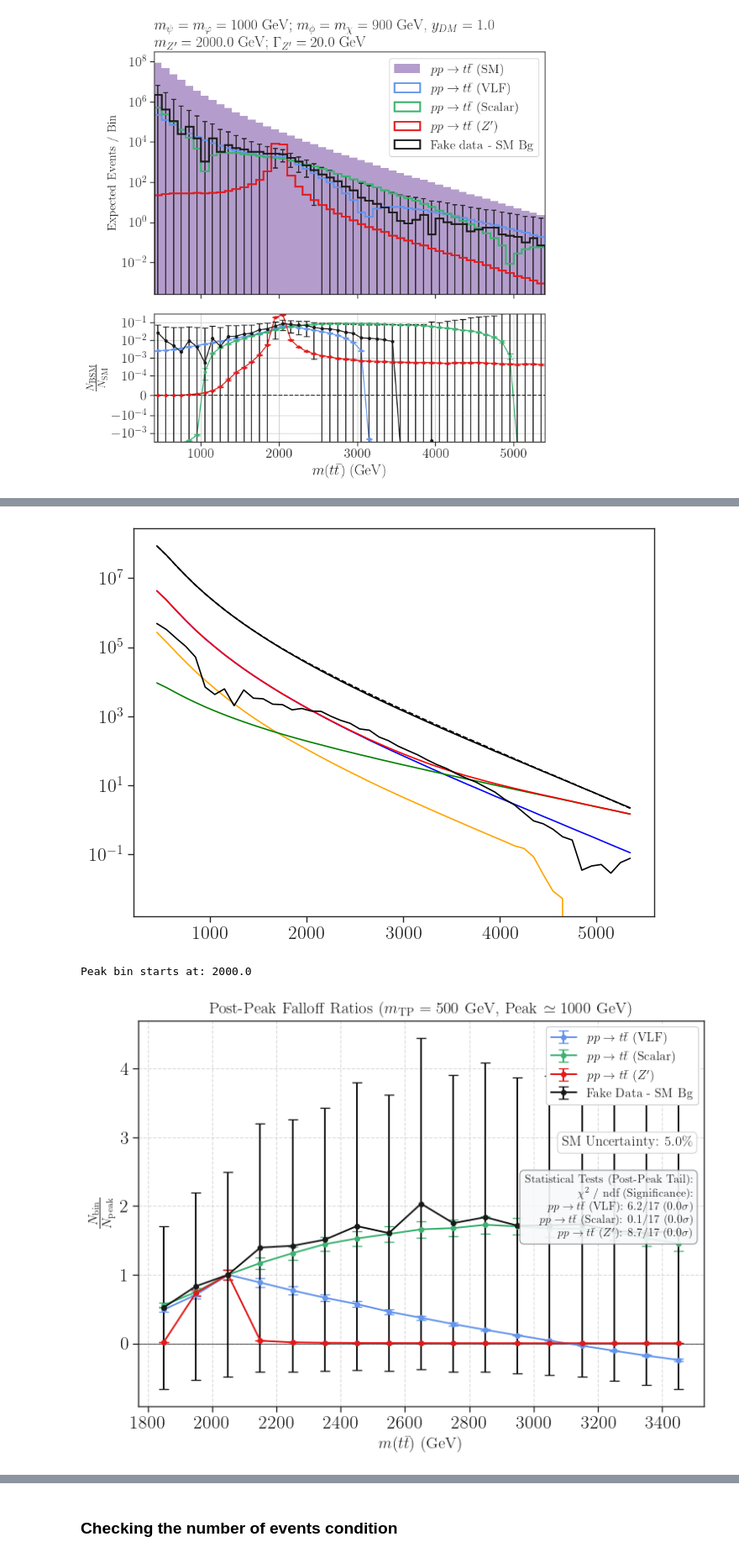
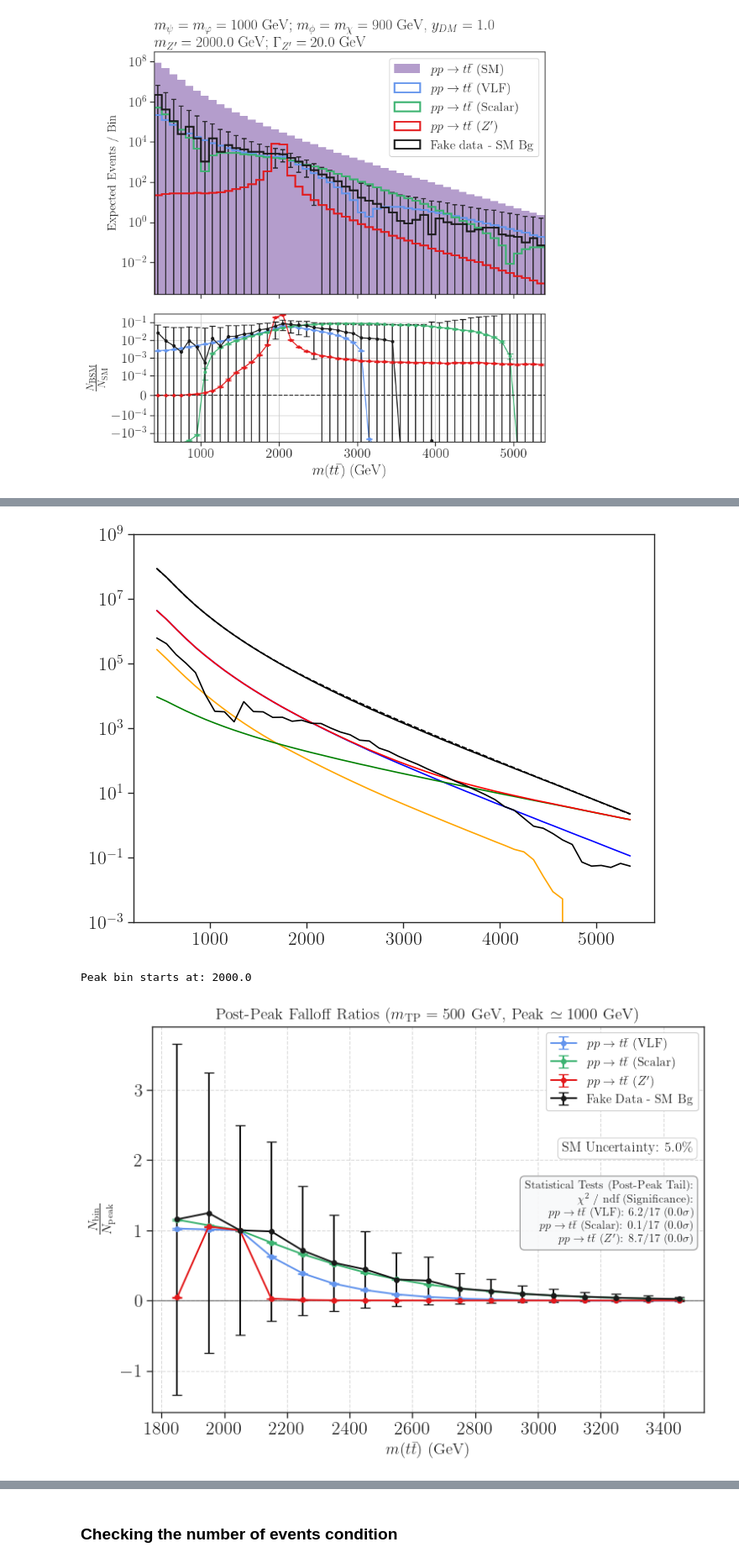
Before and after one commit to viniciusrocca/EFT_ToyModel, a Jupyter notebook: Plots/Article_method-Copy1.ipynb, the cells around one changed output, grey strips where cells are left out. Shown at 84% size. Saved outputs shown, nothing was run; the diff lists cells and outputs as text; code cells hidden in the pictures.

Commit message:
Looking to other ways to use the post peak method

```diff
--- a/Plots/Article_method-Copy1.ipynb
+++ b/Plots/Article_method-Copy1.ipynb
@@ -100,3 +100,10 @@ print(data_sm_exp[0]['process'])
 # %% [output]
 ['/home/vinicius/EFT_ToyModel/processFolders/Distributions/bias/sm/pp2ttbar/bias_article_2/mPsiT_0_mSDM_0.npz', '/home/vinicius/EFT_ToyModel/processFolders/Distributions/bias/sm/pp2ttbar/bias_article_ ...
 $p p \to t \bar{t}$
+# %%
+xsec = 0
+for d in data_sm_exp:
+    xsec += d['xsec (pb)']
+
+xsec_sm =  xsec/len(data_sm_exp)
+print ('SM xsec (pb):',xsec_sm)
@@ -108,6 +117,13 @@ for d in data:
 
 data_NLO = sorted(data_NLO, key=lambda d: (d['mass_params'][0], d['mass_params'][1]))
 # %%
+xsec_VLF = 0
+xsec_Scalar = 0
 for d in data_NLO:
-    print(d['nevents'])
+    if '1-loop VLF' in d['model']:
+        xsec_VLF += d['xsec (pb)']
+    elif '1-loop Scalar' in d['model']:
+        xsec_Scalar += d['xsec (pb)']
+print ('VLF xsec (pb):',xsec_VLF + xsec_sm)
+print ('Scalar xsec (pb):',xsec_Scalar + xsec_sm)
 # %% [output]
@@ -216,3 +230,10 @@ print(data_Z[0]['xsec (pb)'])
 # %% [output]
 ['/home/vinicius/EFT_ToyModel/processFolders/Distributions/bias/z_prime/pp2ttbar_dmv4/bias_2000_20/mZp_2000.npz']
 0.035151624
+# %%
+xsec = 0
+for d in data_Z:
+    xsec += d['xsec (pb)']
+
+xsec_Zp =  xsec/len(data_Z)
+print ('SM xsec (pb):',xsec_Zp + xsec_sm)
@@ -946,7 +969,7 @@ for i in range(0, len(data_NLO), 4):
     pmodels.append(r'%s (%s)' % (process, model))
     label_sm = pmodels[-1]
     labels_sm.append(label_sm)
-
+    print(n)
     integral_sm = np.sum(h_sm_total/(n+1))
     h_sm = h_sm_total/(n+1)
     hErr_sm = np.sqrt(hErr_sm_total_sq/((n+1)**2) + (sm_err*h_sm)**2)
@@ -1053,7 +1076,7 @@ for i in range(0, len(data_NLO), 4):
         hErr_sq, _ = np.histogram(d['mTT'], bins=bins, weights=np.array(d['weights'])**2)
         if d['model'] == 'SM':
             h_fake_sm += h
-            hErr_fake_sm += hErr_sq
+            #hErr_fake_sm += hErr_sq
             n_sm+=1
         else:
             h_fake_sig += fake_scale_factor * h
@@ -1061,7 +1084,7 @@ for i in range(0, len(data_NLO), 4):
             n+=1
     print(n_sm,n)
     h_fake = h_fake_sig/(n/2) + h_fake_sm/n_sm
-    hErr_fake = np.sqrt(hErr_fake_sig/((n/2)**2) + hErr_fake_sm/(n_sm**2))
+    hErr_fake = np.sqrt(hErr_fake_sig/((n/2)**2) + (sm_err * h_fake_sm/n_sm )**2) * lum_scale
 
     # The total expected observation of the fake data
     N_obs = h_fake * lum_scale
@@ -1207,6 +1230,6 @@ for i in range(0, len(data_NLO), 4):
     axarr[1].yaxis.set_minor_locator(FixedLocator(minor_tick_locations))
 
     plt.tight_layout()
-    #plt.savefig('Dists_comparison_interference.png')
+    plt.savefig('Dists_comparison_interference.png')
     plt.show()
 # %% [output]
@@ -1228,9 +1252,10 @@ ax.plot(x,np.abs(bsm_hists[-1]), 'black' )
 ax.plot(x,h_sm, 'black' )
 ax.plot(x,N_obs, 'black', ls = '--' )
 ax.set_yscale('log')
+ax.set_ylim(1e-3,1e+9)
 plt.show()
 # %% [output]
-[figure, old version]
+[figure, new version]
 # %%
 
 mTP = 1000.0 #GeV
@@ -1249,7 +1274,7 @@ ratios = []
 ratios_err = []
 frac_peak, frac_bins = [], []
 # Computing the ratios
-for i, h in enumerate(raw_ratio):
+for i, h in enumerate(bsm_hists):
     aux = []
     err = []
     # Loop starts at b_peak, but we will ignore the 0th element in the stats test!
@@ -1257,8 +1282,8 @@ for i, h in enumerate(raw_ratio):
     for j in range(b_peak-n_bp, b_peak + n_ap):
         A = h[j]
         B = h[b_peak]
-        errA = ratio_err[i][j]
-        errB = ratio_err[i][b_peak]
+        errA = bsm_errs[i][j]
+        errB = bsm_errs[i][b_peak]
 
         aux.append(A / B)
 
@@ -1351,33 +1376,33 @@ ax.axhline(0, color='black', linestyle='-', linewidth=1, alpha=0.5)
 ax.grid(True, linestyle='--', alpha=0.7)
 #ax.set_yscale('log')
 
 # --- ANNOTATIONS ---
 
 # Place the Legend
 ax.legend(fontsize=11, framealpha=1.0, loc='upper right')
 
 # Place the SM Uncertainty Box safely using .format()
 sm_text = r"SM Uncertainty: {:.1f}\%".format(sm_err * 100)
 ax.text(0.98, 0.70, sm_text,
         transform=ax.transAxes,
         fontsize=12,
         verticalalignment='top',
         horizontalalignment='right',
         bbox=dict(boxstyle='round,pad=0.3', facecolor='white', edgecolor='lightgray', alpha=1.0))
 
 # Place the Statistics Box below the SM Uncertainty Box
 ax.text(0.98, 0.60, stats_text,
         transform=ax.transAxes,
         fontsize=10,
         verticalalignment='top',         # Anchor to the top edge
         horizontalalignment='right',     # Anchor to the right edge (aligns with the boxes above it)
         bbox=dict(boxstyle='round,pad=0.4', facecolor='#f8f9fa', edgecolor='gray', alpha=0.9))
 
 plt.tight_layout()
 plt.savefig('Post_Peak_Falloff.png', dpi=300)
 plt.show()
 # %% [output]
 Peak bin starts at: 2000.0
-[figure, old version]
+[figure, new version]
 # %%
 mTP = 1000.0 #GeV
```
Also changed, not shown: parts of 19 cells of this notebook, 1 other file.
